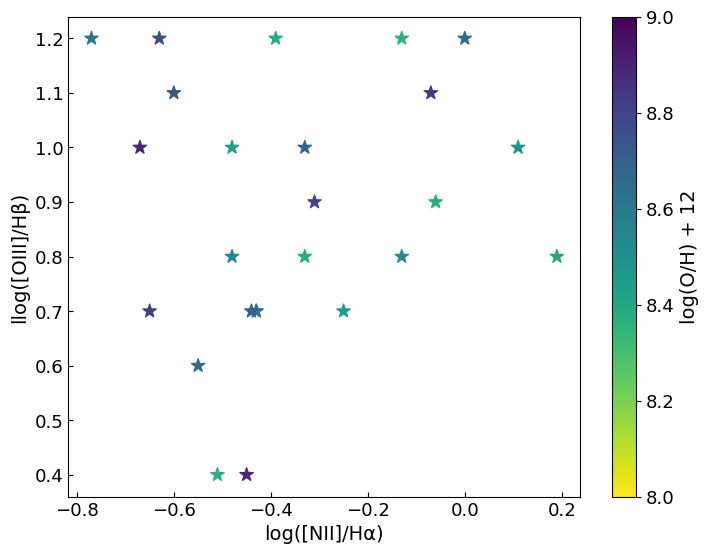
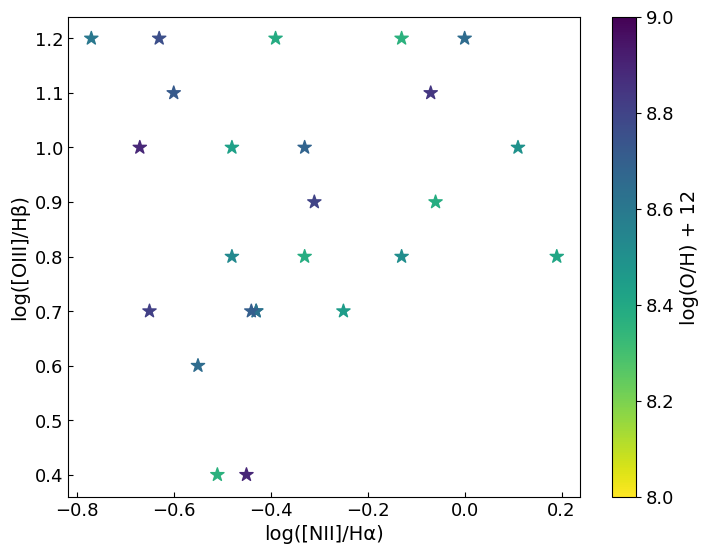
Code edit (unified diff) that turned the first committed figure into the second:
--- before
+++ after
@@ -1,3 +1,3 @@
-orig_map = plt.cm.get_cmap('viridis')  # Choose color scheme
+orig_map = plt.get_cmap('viridis')  # Choose color scheme
 reversed_map = orig_map.reversed() # You can flip the order; in this example, higher values are darker colors
 
@@ -11,5 +11,5 @@
 cbar1.set_label(label="log(O/H) + 12", size=14)
 
-ax.set_xlabel("log([NII]/H\u03B1)", fontsize=14) # You can introduce special characters like greek letters with their unicode representation
+ax.set_xlabel("log([NII]/H\u03B1)", fontsize=14) # You can introduce special characters, like Greek letters, by using their unicode representation
 ax.set_ylabel("log([OIII]/H\u03B2)", fontsize=14)
 ax.tick_params(labelsize=13, direction='in')

Commit: Fixed typos, minor cosmetic edits